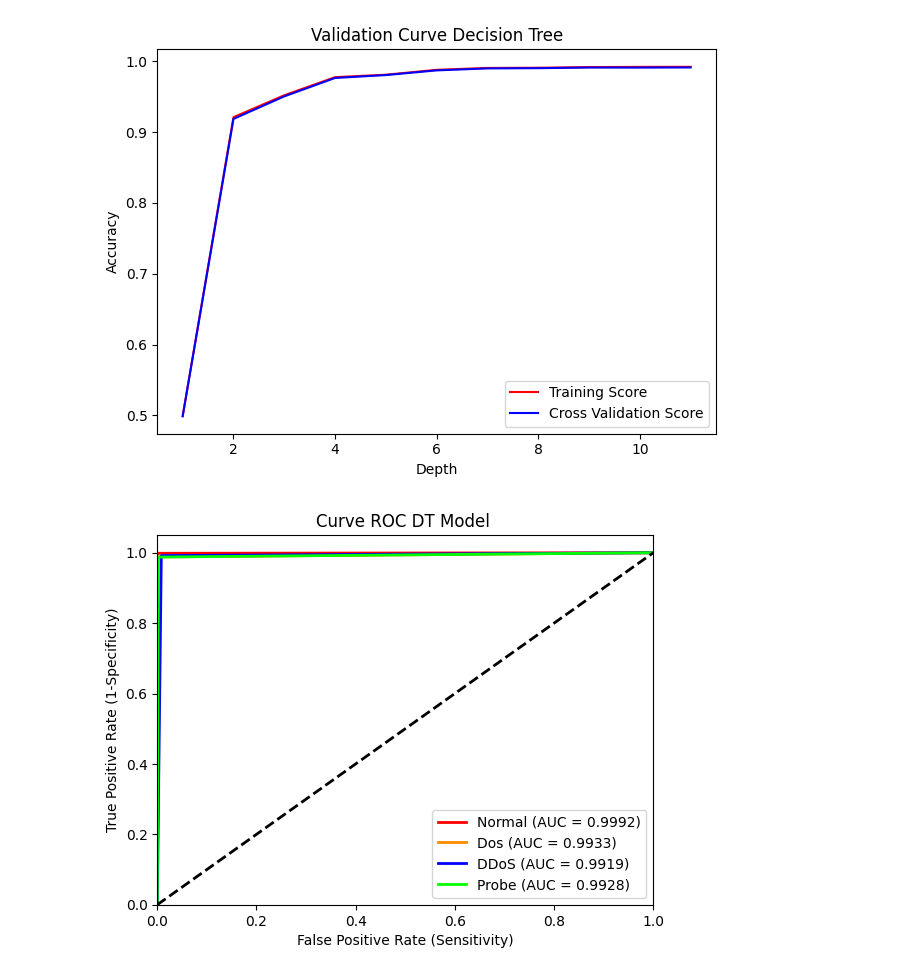
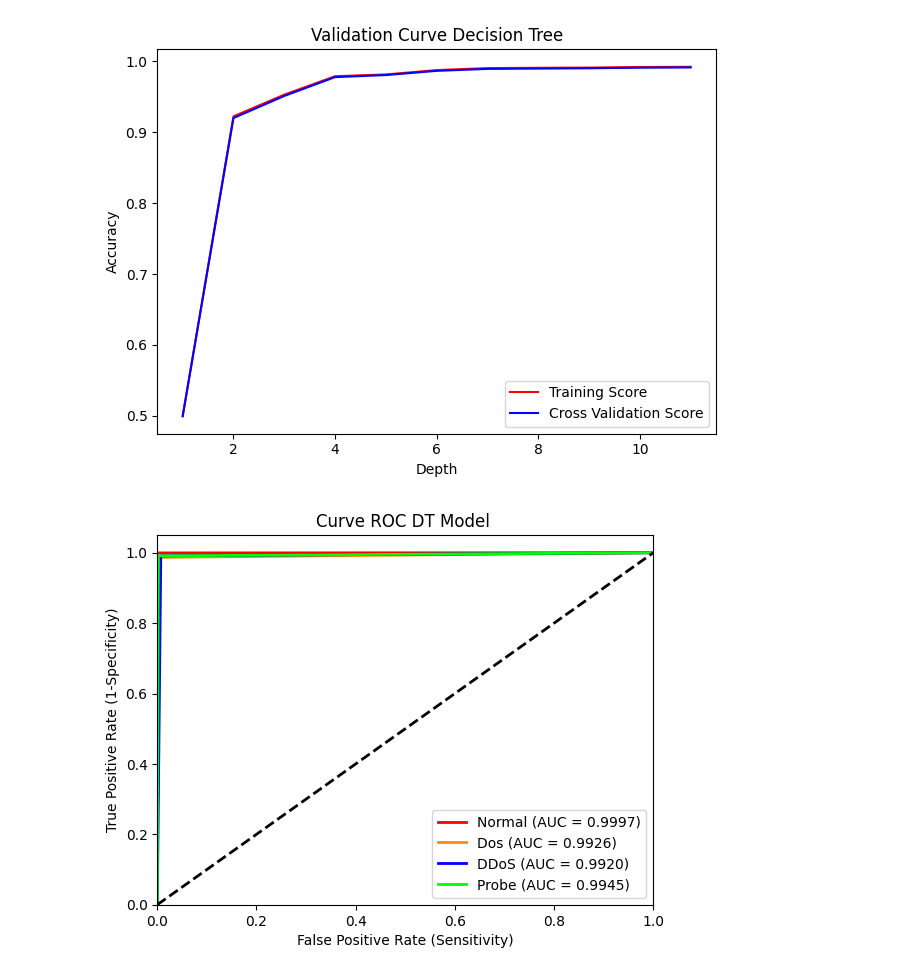
Before and after one commit to soyMA05/Clasiffication_TrafficSDN2, a Jupyter notebook: Fase4/dt/model_decisionTree.ipynb, the cells around one changed output. Saved outputs shown, nothing was run; the diff lists cells and outputs as text; code cells hidden in the pictures.

```diff
--- a/Fase4/dt/model_decisionTree.ipynb
+++ b/Fase4/dt/model_decisionTree.ipynb
@@ -52,7 +52,7 @@ def encontrar_metricas(y_test,y_pred):
 df_traffic = pd.read_csv('../../../araData/Z/balance_total4clases_34200.csv', low_memory=False)
 """matriz de caracteristicas"""
 caracteristicas = ['Dur','protoTcp','protoUdp','portSystem','portUser','portDynamic','TotPkts', 'SrcPkts', 'DstPkts',
-                    'TotBytes', 'SrcBytes', 'DstBytes']
+                    'TotBytes', 'SrcBytes', 'DstBytes', 'Rate', 'SrcRate', 'DstRate']
 print("############# 1. Caracteristicas: %s ###############" %len(caracteristicas) )
 
 """seleccion de variables"""
@@ -61,14 +61,14 @@ y=df_traffic.iloc[:,-1].values
 
 print("############# 2. Division de datos #############")
 """division de datos"""
-"""
+
 sss = StratifiedShuffleSplit(n_splits=5, test_size=0.2, random_state=1)
 for train_index, test_index in sss.split(X, y):
   print("TRAIN:", train_index, "TEST:", test_index,"\n")
   X_train, X_test = X[train_index], X[test_index]
-  y_train, y_test = y[train_index], y[test_index]"""
+  y_train, y_test = y[train_index], y[test_index]
 
-X_train, X_test, y_train, y_test = train_test_split(X, y, test_size=0.2, random_state=1 )
+#X_train, X_test, y_train, y_test = train_test_split(X, y, test_size=0.2, random_state=1 )
 """estandarizar datos"""
 scalar = StandardScaler()
 X_train = scalar.fit_transform(X_train)
@@ -208,4 +211,4 @@ F1-Score:  99.19234476749601
-[figure, old version]
+[figure, new version]
-[figure, old version]
+[figure, new version]
 # %%
 import pickle
```
Also changed, not shown: parts of 2 cells of this notebook, 1 other file.
